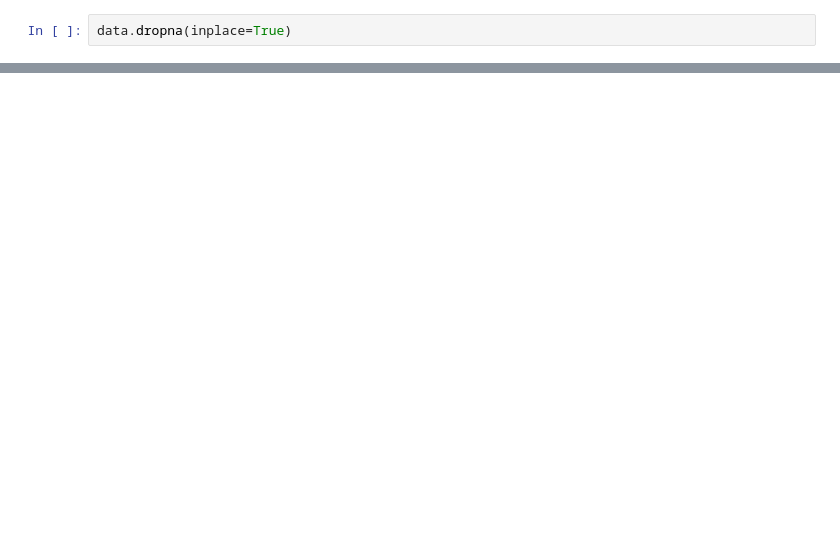
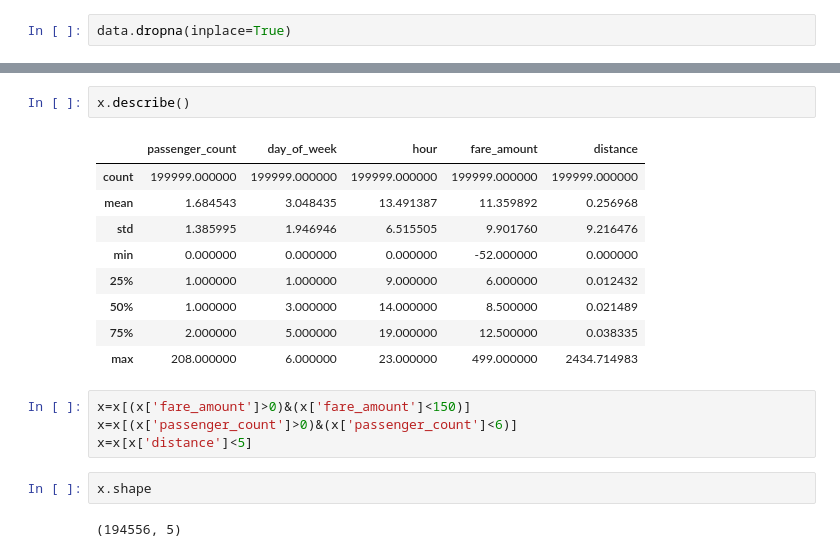
Before and after one commit to AbhinandanPatil02/BE_Assignments, a Jupyter notebook: ML/Assignment1.ipynb, the cells around one changed output, grey strips where cells are left out. Drawn from its saved outputs; the diff is of its cells as text; blank space fills up the shorter version.

```diff
--- a/ML/Assignment1.ipynb
+++ b/ML/Assignment1.ipynb
@@ -214,0 +81,20 @@ print(r_s_r)
+# %%
+x.describe()
+# %% [output]
+|  | passenger_count | day_of_week | hour | fare_amount | distance |
+| count | 199999.000000 | 199999.000000 | 199999.000000 | 199999.000000 | 199999.000000 |
+| mean | 1.684543 | 3.048435 | 13.491387 | 11.359892 | 0.256968 |
+| std | 1.385995 | 1.946946 | 6.515505 | 9.901760 | 9.216476 |
+| min | 0.000000 | 0.000000 | 0.000000 | -52.000000 | 0.000000 |
+| 25% | 1.000000 | 1.000000 | 9.000000 | 6.000000 | 0.012432 |
+| 50% | 1.000000 | 3.000000 | 14.000000 | 8.500000 | 0.021489 |
+| 75% | 2.000000 | 5.000000 | 19.000000 | 12.500000 | 0.038335 |
+| max | 208.000000 | 6.000000 | 23.000000 | 499.000000 | 2434.714983 |
+# %%
+x=x[(x['fare_amount']>0)&(x['fare_amount']<150)]
+x=x[(x['passenger_count']>0)&(x['passenger_count']<6)]
+x=x[x['distance']<5]
+# %%
+x.shape
+# %% [output]
+(194556, 5)
```
Also changed, not shown: parts of 52 cells of this notebook, 3 other files.
